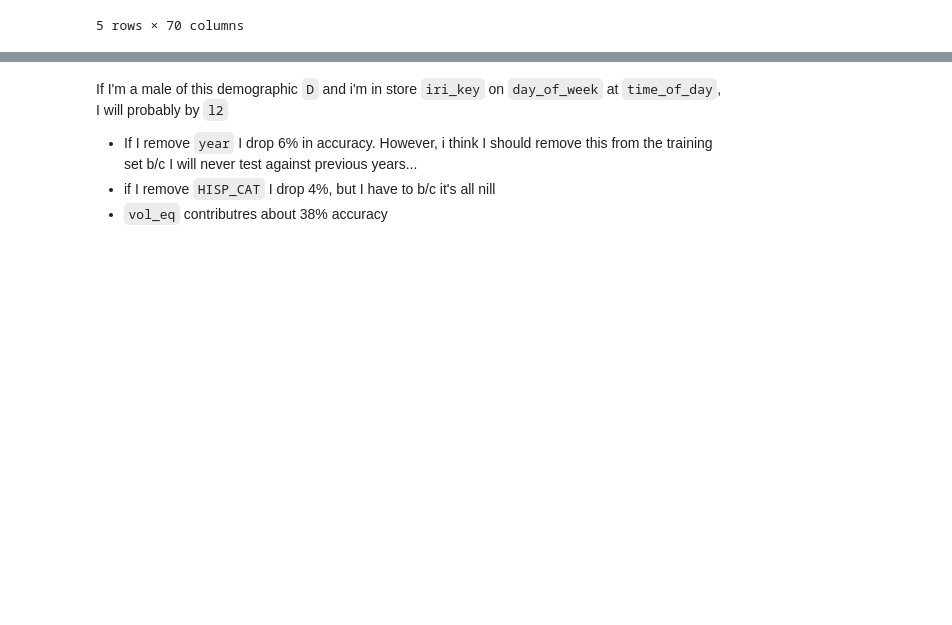
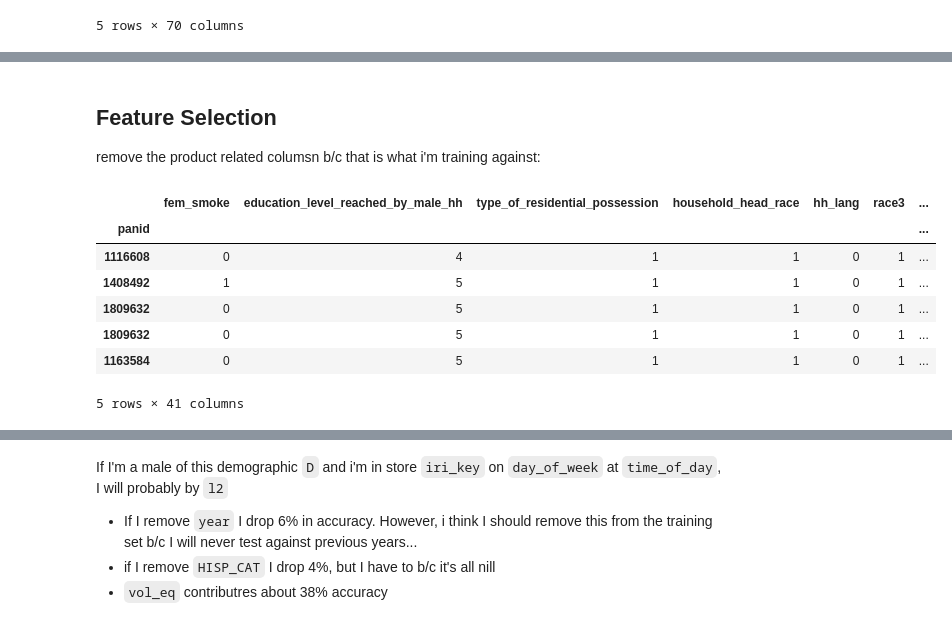
Before and after one commit to DSE220-Final-Project/final, a Jupyter notebook: Demo Model Alex.ipynb, the cells around one changed output, grey strips where cells are left out. Cells and saved outputs as stored; diff of their text form; code cells hidden in the pictures; blank space fills up the shorter version.

```diff
--- a/Demo Model Alex.ipynb
+++ b/Demo Model Alex.ipynb
@@ -37,0 +48,47 @@ df.fillna(method="ffill", inplace=True)
+# %% [markdown]
+## Feature Selection
+
+remove the product related columsn b/c that is what i'm training against:
+# %%
+all_columns = set(df.columns)
+product_columns = set(['upc2',
+ 'l1',
+ 'l2',
+ 'l3',
+ 'l4',
+ 'l5',
+ 'vol_eq',
+ 'product_type',
+ 'events','colupc', 'cnt'])
+
+#these columns are not usefull in predicting what a user will buy -- we only know this AFTER the transaction
+#we want to predict before the transaction what will happen
+transaction_columns = set(["dollars", "units"])
+
+#some columns are obsolete per documentation
+obsolete_columns = set(["hisp_cat", "hispanic_flag", "race2", "market_based_upon_zipcode",
+                       "male_smoke", "microwave"])
+
+#redundant columns
+redundant_columns = set(["outlet"])
+
+#invalid columns
+#panelist_id cannot be used to make prediction
+#year may not be usefull for predictions in the future...
+invalid_columns = set(["panelist_id"])
+
+useless_columns = set([ "year", "open", "clsd", "marketname", "est_acv", "county", "ext_fact"])
+
+diff = all_columns - product_columns - transaction_columns - obsolete_columns - redundant_columns - invalid_columns - useless_columns
+
+features = df[list(diff)].copy()
+features.head()
+# %% [output]
+|  | fem_smoke | education_level_reached_by_male_hh | type_of_residential_possession | household_head_race | hh_lang | race3 | ... |
+| panid |  |  |  |  |  |  | ... |
+| 1116608 | 0 | 4 | 1 | 1 | 0 | 1 | ... |
+| 1408492 | 1 | 5 | 1 | 1 | 0 | 1 | ... |
+| 1809632 | 0 | 5 | 1 | 1 | 0 | 1 | ... |
+| 1809632 | 0 | 5 | 1 | 1 | 0 | 1 | ... |
+| 1163584 | 0 | 5 | 1 | 1 | 0 | 1 | ... |
+5 rows × 41 columns
```
Also changed, not shown: parts of 25 cells of this notebook.
